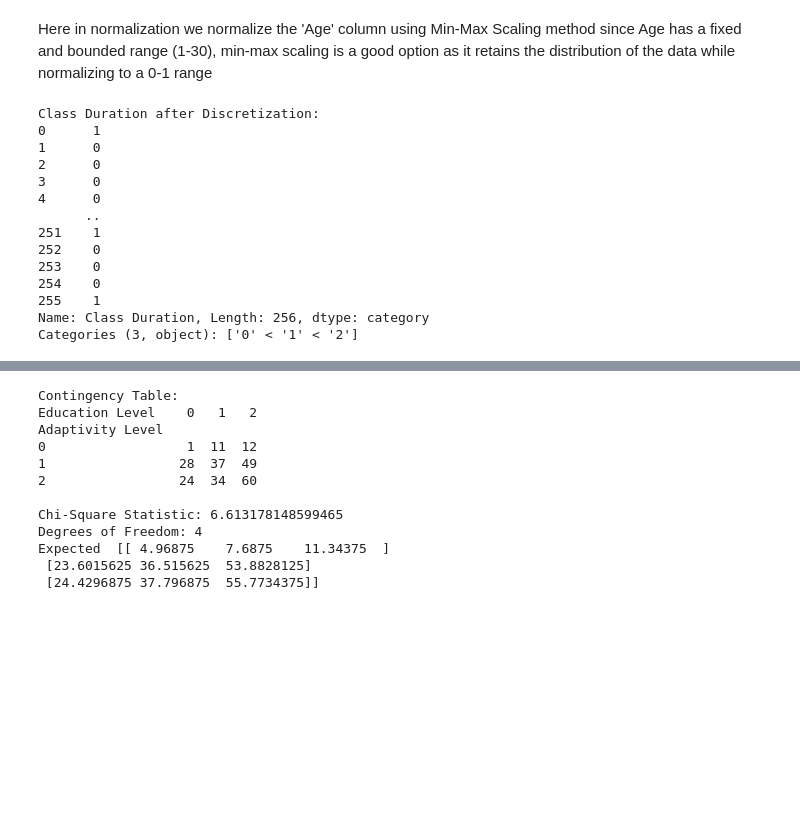
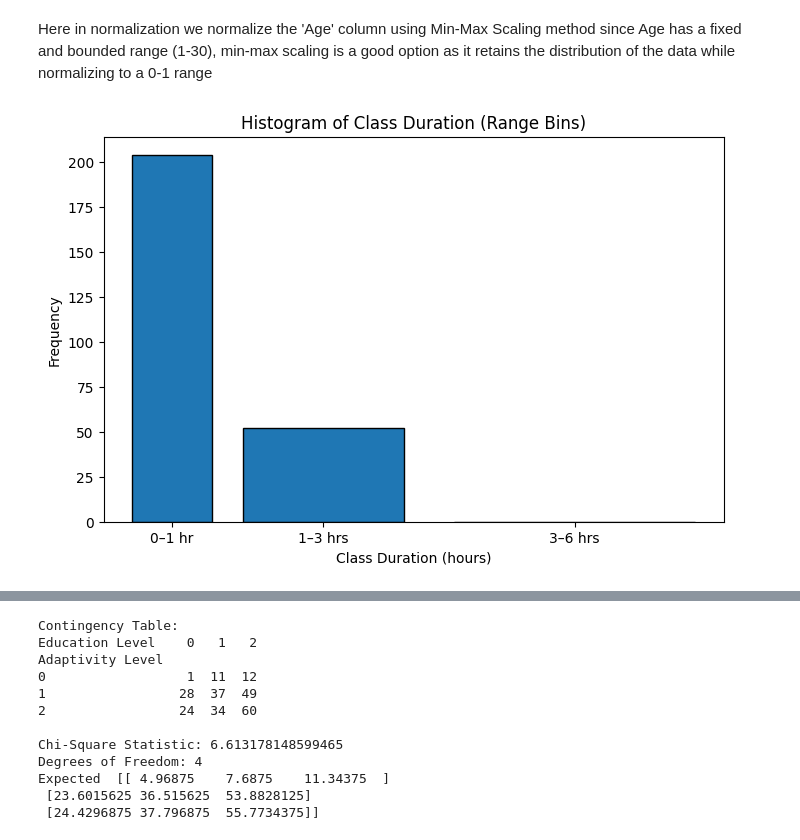
Before and after one commit to RandDahmash/Mining-project, a Jupyter notebook: Phase2 .ipynb, the cells around one changed output, grey strips where cells are left out. Drawn from its saved outputs; the diff is of its cells as text; code cells hidden in the pictures; blank space fills up the shorter version.

```diff
--- a/Phase2 .ipynb
+++ b/Phase2 .ipynb
@@ -239,52 +239,18 @@ Age column after Normalization :
 [256 rows x 14 columns]
 # %% [markdown]
 Here in normalization we normalize the 'Age' column using Min-Max Scaling method since Age has a fixed and bounded range (1-30), min-max scaling is a good option as it retains the distribution of the data while normalizing to a 0-1 range
-# %%
-import pandas as pd
-
-df = pd.read_csv('Cleaned_dataset.csv')
-
-# Map textual duration ranges to numeric midpoints
-duration_mapping = {
-    "0": 0,
-    "1-3": 2,
-    "3-6": 4.5
-}
-
-# Replace the 'Class Duration' column with numeric equivalents
-df['Class Duration'] = df['Class Duration'].replace(duration_mapping)
-
-# Define bins for discretization
-bins = [0, 1, 3, 6]  # Bins: 0-1 (No class), 1-3 (2hours), 3-6 (3hours)
-labels = ['0', '1', '2']
-
-# Apply pd.cut() to discretize
-df['Class Duration'] = pd.cut(
-    df['Class Duration'],
-    bins=bins,
-    labels=labels,
-    include_lowest=True,
-    duplicates='drop'
-)
-
-# Display the result
-print("Class Duration after Discretization:")
-print(df['Class Duration'])
-
-# save the Binned dataset
-df.to_csv('Cleaned_dataset.csv', index=False)
-# %% [output]
-Class Duration after Discretization:
-0      1
-1      0
-2      0
-3      0
-4      0
-      ..
-251    1
-252    0
-253    0
-254    0
-255    1
-Name: Class Duration, Length: 256, dtype: category
-Categories (3, object): ['0' < '1' < '2']
+# %%
+import matplotlib.pyplot as plt
+
+dur_numeric = df['Class Duration'].replace({'0':0, '1-3':2, '3-6':4.5}).astype(float)
+bins = [0, 1, 3, 6]   # exact range boundaries
+
+plt.figure(figsize=(8,5))
+plt.hist(dur_numeric, bins=bins, edgecolor='black', rwidth=0.8)
+plt.xticks([0.5, 2, 4.5], ['0–1 hr', '1–3 hrs', '3–6 hrs'])
+plt.title('Histogram of Class Duration (Range Bins)')
+plt.xlabel('Class Duration (hours)')
+plt.ylabel('Frequency')
+plt.show()
+# %% [output]
+[figure, added]
```
Also changed, not shown: parts of 2 cells of this notebook.
